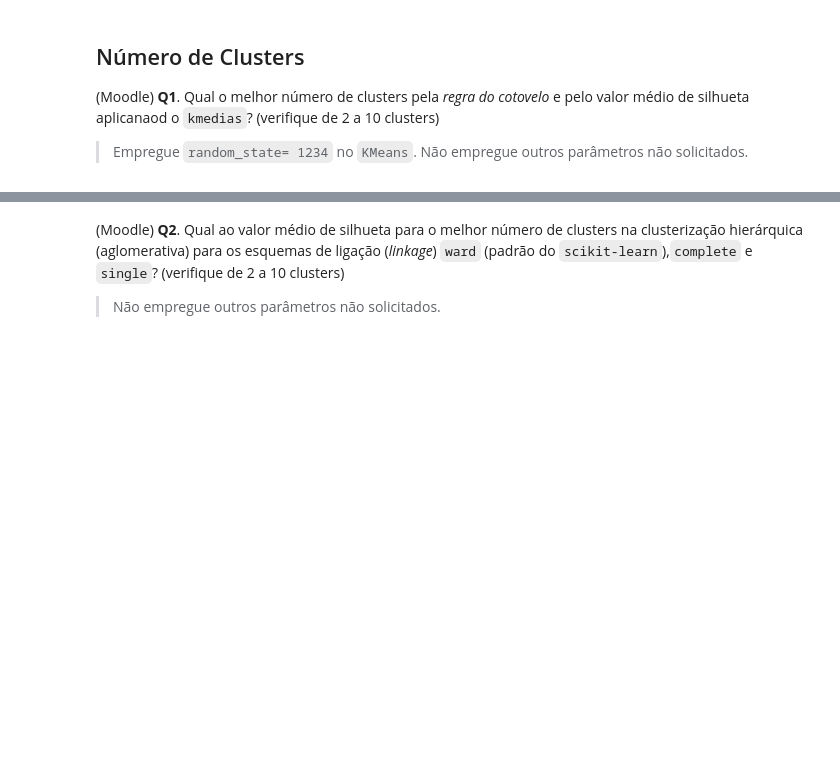
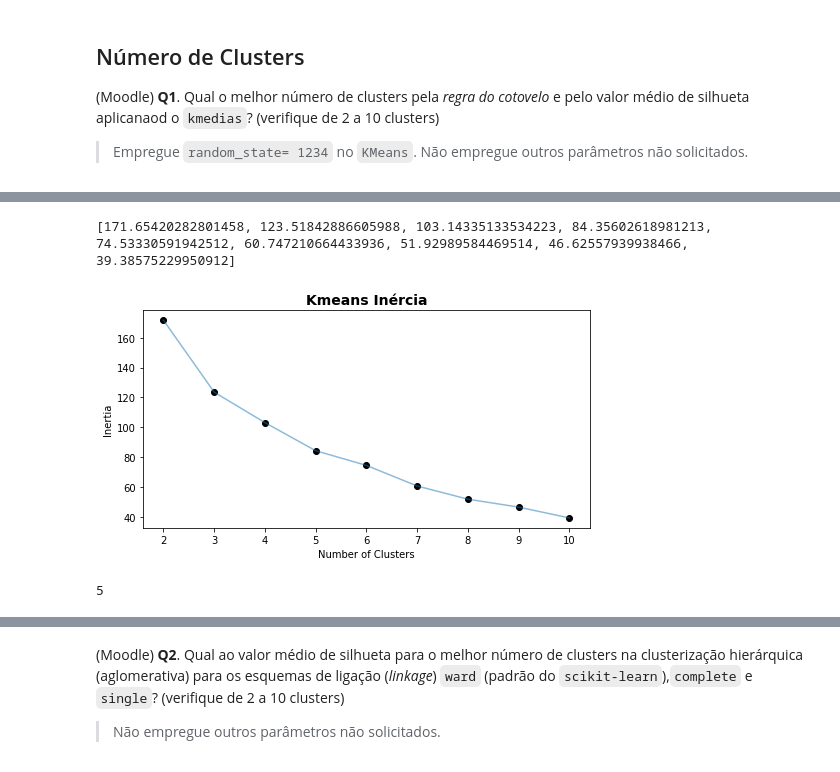
Before and after one commit to NilbertoFreitas/Mineracao_de_Dados, a Jupyter notebook: BIG_A5_Clustering-Nilberto.ipynb, the cells around one changed output, grey strips where cells are left out. Saved outputs shown, nothing was run; the diff lists cells and outputs as text; code cells hidden in the pictures; blank space fills up the shorter version.

```diff
--- a/BIG_A5_Clustering-Nilberto.ipynb
+++ b/BIG_A5_Clustering-Nilberto.ipynb
@@ -151,0 +151,39 @@ plt.show()
+# %%
+def calculate_wcss(data):
+    wcss = []
+    for n in range(2, 11):
+        kmeans = KMeans(n_clusters=n, random_state= 1234)
+        kmeans.fit(X=data)
+        wcss.append(kmeans.inertia_)
+
+    plt.figure(figsize = (8, 4))
+    plt.plot(np.arange(2 , 11) , wcss , 'ko')
+    plt.plot(np.arange(2 , 11) , wcss , '-' , alpha = 0.5)
+    plt.xlabel('Number of Clusters') , plt.ylabel('Inertia')
+    plt.title('Kmeans Inércia', fontsize=14, weight='bold')
+    return wcss
+
+#dist=calculate_wcss(X)
+dist=calculate_wcss(X)
+print(dist)
+# %% [output]
+[171.65420282801458, 123.51842886605988, 103.14335133534223, 84.35602618981213, 74.53330591942512, 60.747210664433936, 51.92989584469514, 46.62557939938466, 39.38575229950912]
+[figure, added]
+# %%
+def optimal_number_of_clusters(wcss):
+    x1, y1 = 2, wcss[0]
+    x2, y2 = 10, wcss[len(wcss)-1]
+
+    distances = []
+    for i in range(len(wcss)):
+        x0 = i+2
+        y0 = wcss[i]
+        numerator = abs((y2-y1)*x0 - (x2-x1)*y0 + x2*y1 - y2*x1)
+        denominator = np.sqrt((y2 - y1)**2 + (x2 - x1)**2)
+        distances.append(numerator/denominator)
+
+    return distances.index(max(distances)) + 2
+
+optimal_number_of_clusters(inertia)
+# %% [output]
+5
```
Also changed, not shown: parts of 3 cells of this notebook.
